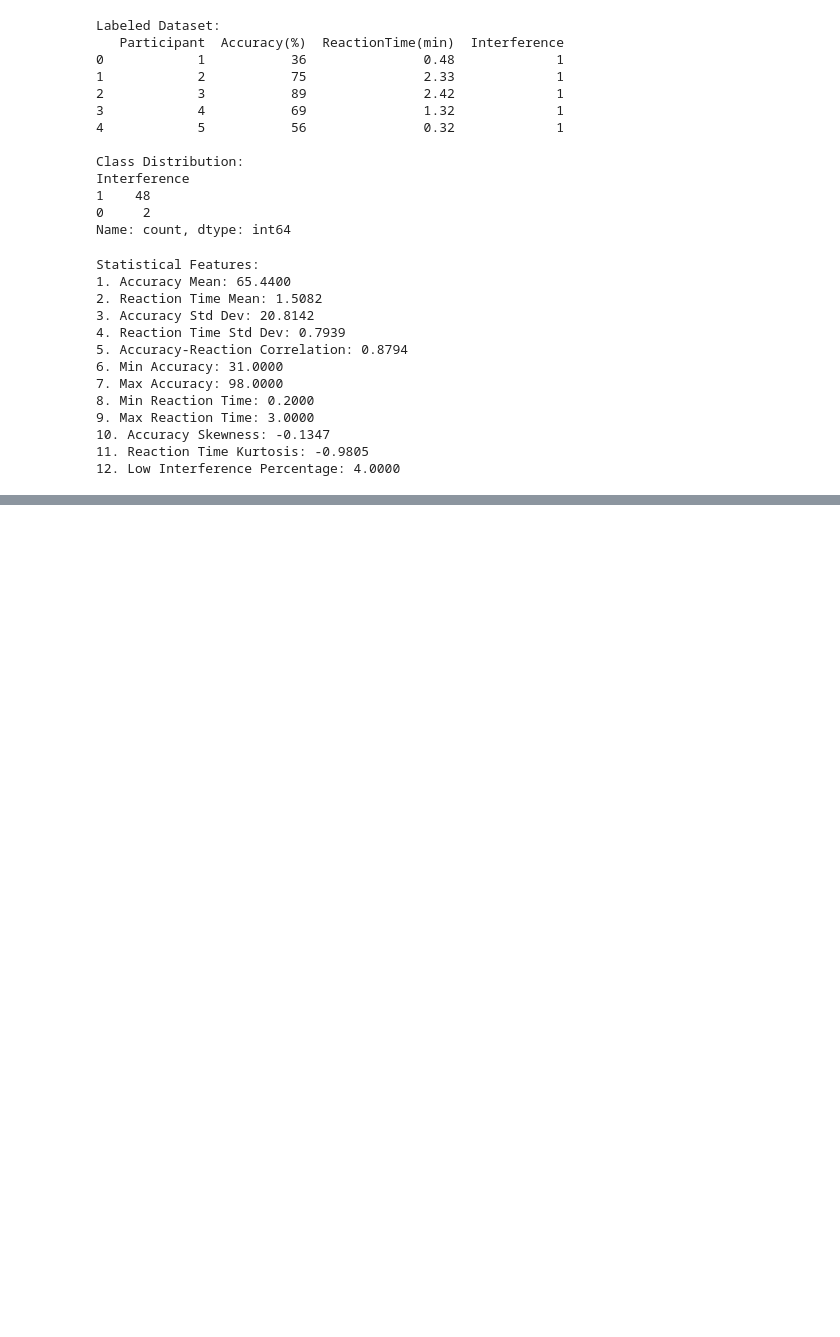
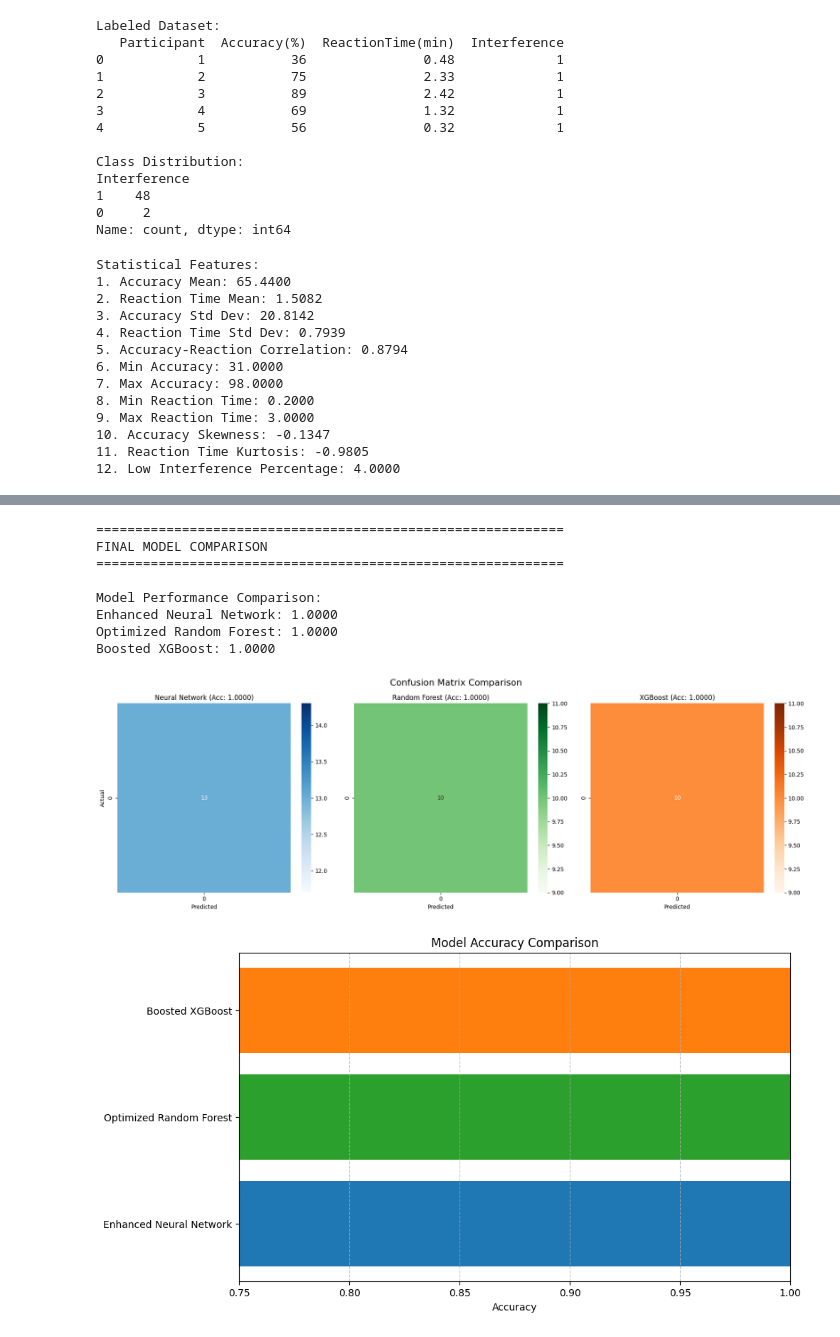
Before and after one commit to Rokibul1022/Rokibul_2111088642_CSE445, a Jupyter notebook: Mini_project-2/project_2.ipynb, the cells around one changed output, grey strips where cells are left out. Cells and saved outputs as stored; diff of their text form; code cells hidden in the pictures; blank space fills up the shorter version.

```diff
--- a/Mini_project-2/project_2.ipynb
+++ b/Mini_project-2/project_2.ipynb
@@ -240,0 +385,68 @@ Passing `palette` without assigning `hue` is deprecated and will be removed in v
+# %%
+
+# Model Comparison
+
+print("\n" + "="*60)
+print("FINAL MODEL COMPARISON")
+print("="*60)
+
+# Compare model performance
+results = {
+    "Enhanced Neural Network": nn_acc,
+    "Optimized Random Forest": rf_acc,
+    "Boosted XGBoost": xgb_acc
+}
+
+print("\nModel Performance Comparison:")
+for model, acc in results.items():
+    print(f"{model}: {acc:.4f}")
+
+# Create composite confusion matrix plot
+plt.figure(figsize=(18, 6))
+
+# Neural Network
+plt.subplot(1, 3, 1)
+sns.heatmap(nn_cm, annot=True, fmt='d', cmap='Blues')
+plt.title(f'Neural Network (Acc: {nn_acc:.4f})')
+plt.ylabel('Actual')
+plt.xlabel('Predicted')
+
+# Random Forest
+plt.subplot(1, 3, 2)
+sns.heatmap(rf_cm, annot=True, fmt='d', cmap='Greens')
+plt.title(f'Random Forest (Acc: {rf_acc:.4f})')
+plt.ylabel('')
+plt.xlabel('Predicted')
+
+# XGBoost
+plt.subplot(1, 3, 3)
+sns.heatmap(xgb_cm, annot=True, fmt='d', cmap='Oranges')
+plt.title(f'XGBoost (Acc: {xgb_acc:.4f})')
+plt.ylabel('')
+plt.xlabel('Predicted')
+
+plt.suptitle('Confusion Matrix Comparison', fontsize=16)
+plt.tight_layout()
+plt.savefig('final_confusion_matrices.png')
+plt.show()
+
+# Performance comparison chart
+plt.figure(figsize=(10, 6))
+plt.barh(list(results.keys()), list(results.values()), color=['#1f77b4', '#2ca02c', '#ff7f0e'])
+plt.xlim(0.75, 1.0)
+plt.title('Model Accuracy Comparison')
+plt.xlabel('Accuracy')
+plt.grid(axis='x', linestyle='--', alpha=0.7)
+plt.savefig('final_model_comparison.png')
+plt.show()
+# %% [output]
+============================================================
+FINAL MODEL COMPARISON
+============================================================
+
+Model Performance Comparison:
+Enhanced Neural Network: 1.0000
+Optimized Random Forest: 1.0000
+Boosted XGBoost: 1.0000
+[figure, added]
+[figure, added]
```
Also changed, not shown: parts of 7 cells of this notebook, 12 other files.
